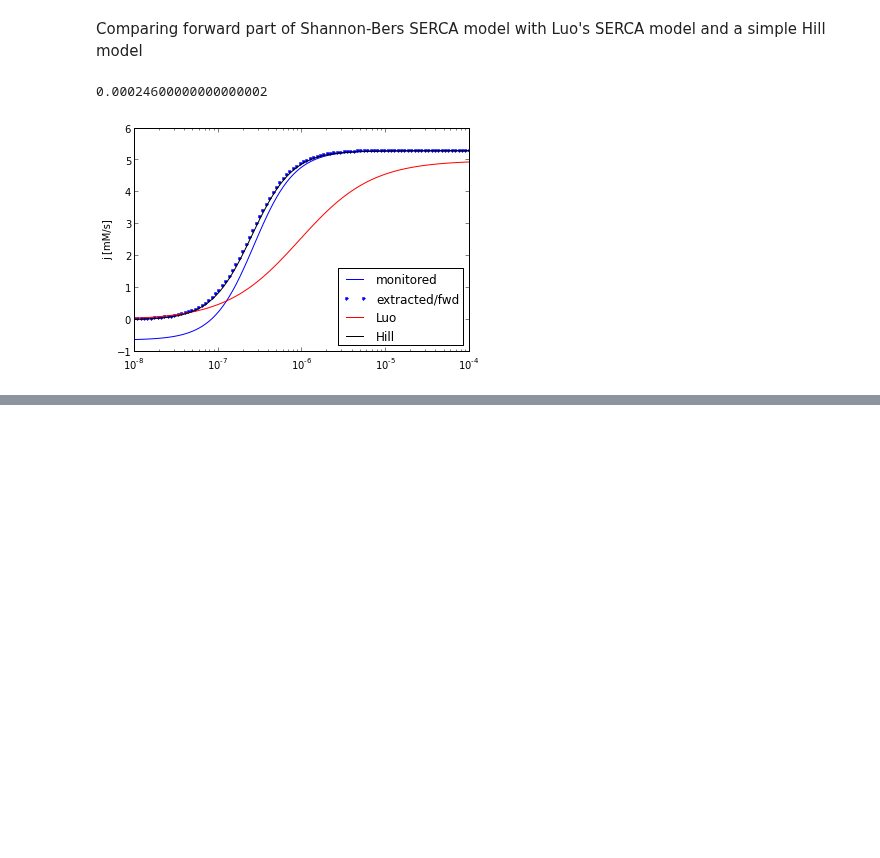
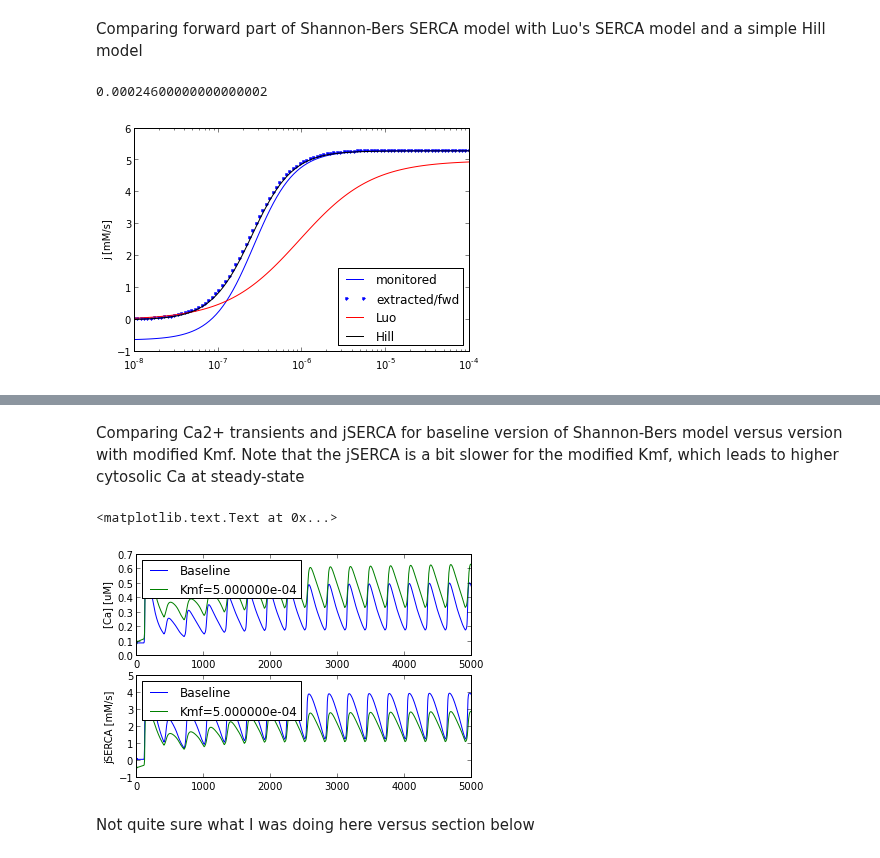
Before and after one commit to huskeypm/wholecell, a Jupyter notebook: 140210_markovshannon.ipynb, the cells around one changed output, grey strips where cells are left out. Saved outputs shown, nothing was run; the diff lists cells and outputs as text; code cells hidden in the pictures; blank space fills up the shorter version.

```diff
--- a/140210_markovshannon.ipynb
+++ b/140210_markovshannon.ipynb
@@ -42,0 +43,2 @@ replace kmf-depent part w my mode (w/o vmax)e.g.jSR = Qfact*Vmax(mymodel - casr/
+# %% [markdown]
+Comparing Ca2+ transients and jSERCA for baseline version of Shannon-Bers model versus version with modified Kmf. Note that the jSERCA is a bit slower for the modified Kmf, which leads to higher cytosolic Ca at steady-state
@@ -42,0 +49,7 @@ replace kmf-depent part w my mode (w/o vmax)e.g.jSR = Qfact*Vmax(mymodel - casr/
+# %%
+mM_to_uM = 1e3plt.subplot(211)plt.plot(resultsBaseline.tsteps,resultsBaseline.states[:,Cai_idx]*mM_to_uM, label="Baseline")plt.plot(resultsKmf.tsteps,resultsKmf.states[:,Cai_idx]*mM_to_uM, label="Kmf=%e" % Kmf_guess)plt.legend(loc=2)plt.ylabel("[Ca] [uM]")plt.subplot(212)plt.plot(resultsBaseline.tsteps,resultsBaseline.js*mMms_to_mMs, label="Baseline")plt.plot(resultsKmf.tsteps,resultsKmf.js*mMms_to_mMs, label="Kmf=%e" % Kmf_guess)plt.legend(loc=2)plt.ylabel("jSERCA [mM/s]")
+# %% [output]
+<matplotlib.text.Text at 0x...>
+[figure, added]
+# %% [markdown]
+Not quite sure what I was doing here versus section below
```
Also changed, not shown: parts of 19 cells of this notebook, 2 other files.
